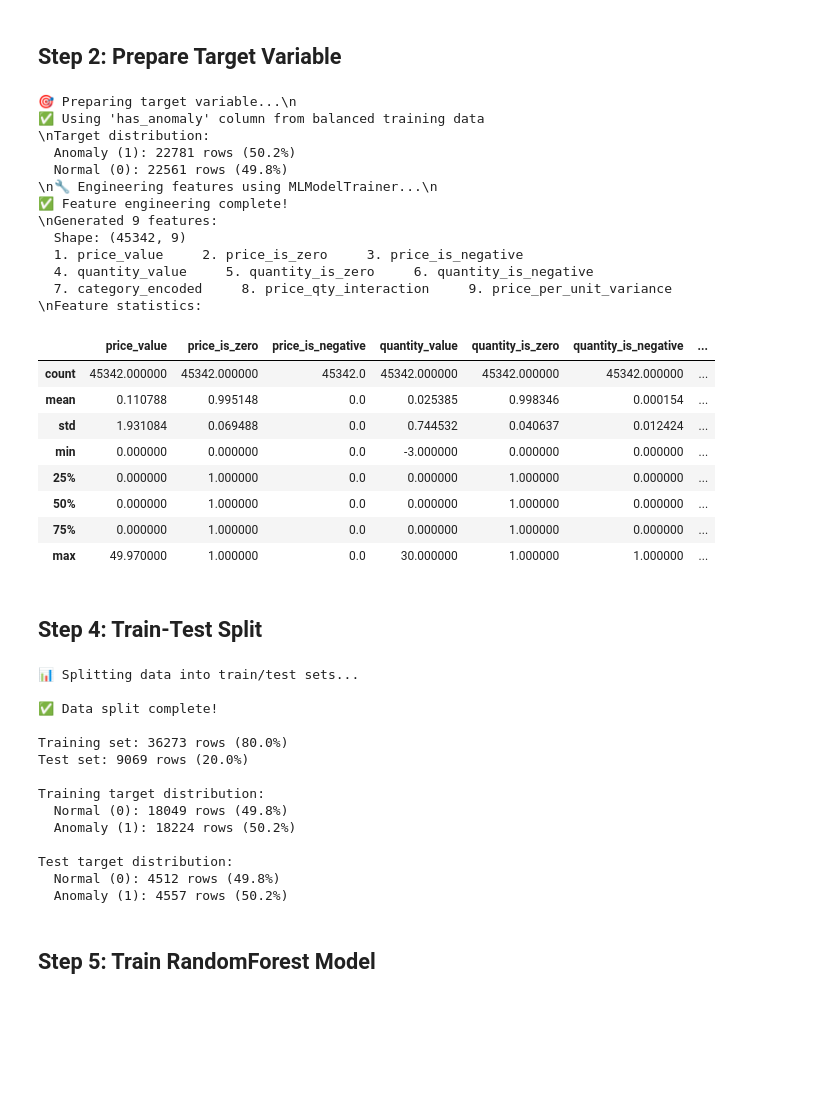
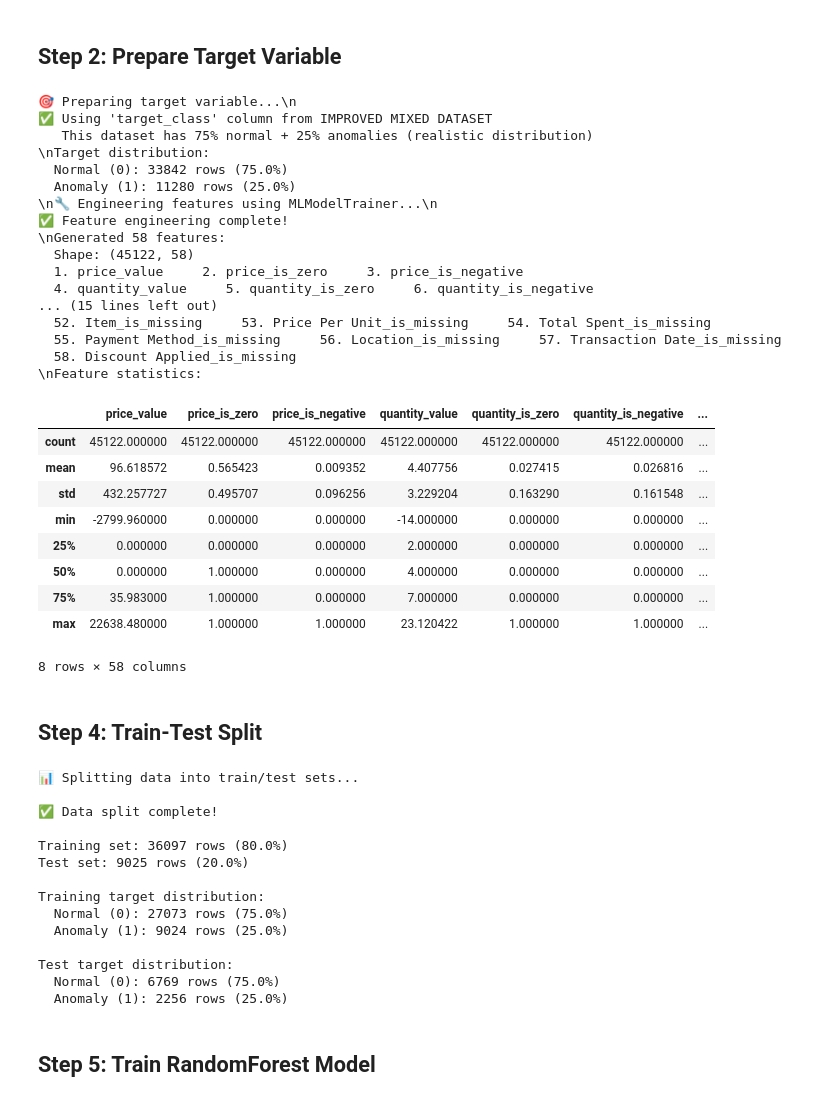
Before and after one commit to OnsElfekih/Automated_ETL_System, a Jupyter notebook: Phase_2_ML_Model_Training.ipynb, the cells around one changed output. Saved outputs shown, nothing was run; the diff lists cells and outputs as text; code cells hidden in the pictures; blank space fills up the shorter version.

```diff
--- a/Phase_2_ML_Model_Training.ipynb
+++ b/Phase_2_ML_Model_Training.ipynb
@@ -219,14 +229,19 @@ Classes: Anomalies=22781, Normal=22561
 # %% [markdown]
 ## Step 2: Prepare Target Variable
 # %%
-# Prepare target variable - PRIORITIZE has_anomaly from balanced training data
+# Prepare target variable - PRIORITIZE target_class from mixed dataset
 print("🎯 Preparing target variable...\\n")
 
-# CHECK has_anomaly FIRST (our balanced column)
-if 'has_anomaly' in df.columns:
+# CHECK target_class FIRST (from improved mixed dataset)
+if 'target_class' in df.columns:
+    # target_class: 0=normal, 1=anomaly (from mixed dataset)
+    target = df['target_class'].astype(int)
+    print("✅ Using 'target_class' column from IMPROVED MIXED DATASET")
+    print("   This dataset has 75% normal + 25% anomalies (realistic distribution)")
+elif 'has_anomaly' in df.columns:
     # has_anomaly: True=anomaly, False=normal → 1=anomaly, 0=normal
     target = df['has_anomaly'].astype(int)
-    print("✅ Using 'has_anomaly' column from balanced training data")
+    print("✅ Using 'has_anomaly' column (pure balanced 50/50)")
 elif 'anomaly' in df.columns:
     # anomaly: 1=normal, -1=anomaly
     target = (df['anomaly'] == 1).astype(int)
@@ -239,51 +254,56 @@ else:
         raise ValueError("Cannot determine target variable!")
 
 print(f"\\nTarget distribution:")
+print(f"  Normal (0): {(target == 0).sum()} rows ({(target == 0).mean()*100:.1f}%)")
 print(f"  Anomaly (1): {(target == 1).sum()} rows ({(target == 1).mean()*100:.1f}%)")
-print(f"  Normal (0): {(target == 0).sum()} rows ({(target == 0).mean()*100:.1f}%)")
 
 # Prepare features using trainer
 print("\\n🔧 Engineering features using MLModelTrainer...\\n")
 trainer = MLModelTrainer(model_dir='models/')
 features = trainer.engineer_features(df)
 
 print(f"✅ Feature engineering complete!")
 print(f"\\nGenerated {len(features.columns)} features:")
 print(f"  Shape: {features.shape}")
 
 # Display features
 cols_per_row = 3
 for i in range(0, len(features.columns), cols_per_row):
     cols_subset = features.columns[i:i+cols_per_row]
     for j, col in enumerate(cols_subset, i+1):
         print(f"  {j}. {col}", end="   ")
     print()
 
 print(f"\\nFeature statistics:")
 display(features.describe())
 # %% [output]
 🎯 Preparing target variable...\n
-✅ Using 'has_anomaly' column from balanced training data
+✅ Using 'target_class' column from IMPROVED MIXED DATASET
+   This dataset has 75% normal + 25% anomalies (realistic distribution)
 \nTarget distribution:
-  Anomaly (1): 22781 rows (50.2%)
-  Normal (0): 22561 rows (49.8%)
+  Normal (0): 33842 rows (75.0%)
+  Anomaly (1): 11280 rows (25.0%)
 \n🔧 Engineering features using MLModelTrainer...\n
 ✅ Feature engineering complete!
-\nGenerated 9 features:
-  Shape: (45342, 9)
+\nGenerated 58 features:
+  Shape: (45122, 58)
   1. price_value     2. price_is_zero     3. price_is_negative
   4. quantity_value     5. quantity_is_zero     6. quantity_is_negative
-  7. category_encoded     8. price_qty_interaction     9. price_per_unit_variance
+... (15 lines left out)
+  52. Item_is_missing     53. Price Per Unit_is_missing     54. Total Spent_is_missing
+  55. Payment Method_is_missing     56. Location_is_missing     57. Transaction Date_is_missing
+  58. Discount Applied_is_missing
 \nFeature statistics:
 |  | price_value | price_is_zero | price_is_negative | quantity_value | quantity_is_zero | quantity_is_negative | ... |
-| count | 45342.000000 | 45342.000000 | 45342.0 | 45342.000000 | 45342.000000 | 45342.000000 | ... |
-| mean | 0.110788 | 0.995148 | 0.0 | 0.025385 | 0.998346 | 0.000154 | ... |
-| std | 1.931084 | 0.069488 | 0.0 | 0.744532 | 0.040637 | 0.012424 | ... |
-| min | 0.000000 | 0.000000 | 0.0 | -3.000000 | 0.000000 | 0.000000 | ... |
-| 25% | 0.000000 | 1.000000 | 0.0 | 0.000000 | 1.000000 | 0.000000 | ... |
-| 50% | 0.000000 | 1.000000 | 0.0 | 0.000000 | 1.000000 | 0.000000 | ... |
-| 75% | 0.000000 | 1.000000 | 0.0 | 0.000000 | 1.000000 | 0.000000 | ... |
-| max | 49.970000 | 1.000000 | 0.0 | 30.000000 | 1.000000 | 1.000000 | ... |
+| count | 45122.000000 | 45122.000000 | 45122.000000 | 45122.000000 | 45122.000000 | 45122.000000 | ... |
+| mean | 96.618572 | 0.565423 | 0.009352 | 4.407756 | 0.027415 | 0.026816 | ... |
+| std | 432.257727 | 0.495707 | 0.096256 | 3.229204 | 0.163290 | 0.161548 | ... |
+| min | -2799.960000 | 0.000000 | 0.000000 | -14.000000 | 0.000000 | 0.000000 | ... |
+| 25% | 0.000000 | 0.000000 | 0.000000 | 2.000000 | 0.000000 | 0.000000 | ... |
+| 50% | 0.000000 | 1.000000 | 0.000000 | 4.000000 | 0.000000 | 0.000000 | ... |
+| 75% | 35.983000 | 1.000000 | 0.000000 | 7.000000 | 0.000000 | 0.000000 | ... |
+| max | 22638.480000 | 1.000000 | 1.000000 | 23.120422 | 1.000000 | 1.000000 | ... |
+8 rows × 58 columns
 # %% [markdown]
 ## Step 4: Train-Test Split
 # %%
@@ -311,16 +331,16 @@ print(f"  Anomaly (1): {(y_test == 1).sum()} rows ({(y_test == 1).mean()*100:.1f
 
 ✅ Data split complete!
 
-Training set: 36273 rows (80.0%)
-Test set: 9069 rows (20.0%)
+Training set: 36097 rows (80.0%)
+Test set: 9025 rows (20.0%)
 
 Training target distribution:
-  Normal (0): 18049 rows (49.8%)
-  Anomaly (1): 18224 rows (50.2%)
+  Normal (0): 27073 rows (75.0%)
+  Anomaly (1): 9024 rows (25.0%)
 
 Test target distribution:
-  Normal (0): 4512 rows (49.8%)
-  Anomaly (1): 4557 rows (50.2%)
+  Normal (0): 6769 rows (75.0%)
+  Anomaly (1): 2256 rows (25.0%)
 # %% [markdown]
 ## Step 5: Train RandomForest Model
 # %%
```
Also changed, not shown: parts of 21 cells of this notebook, 8 other files.
